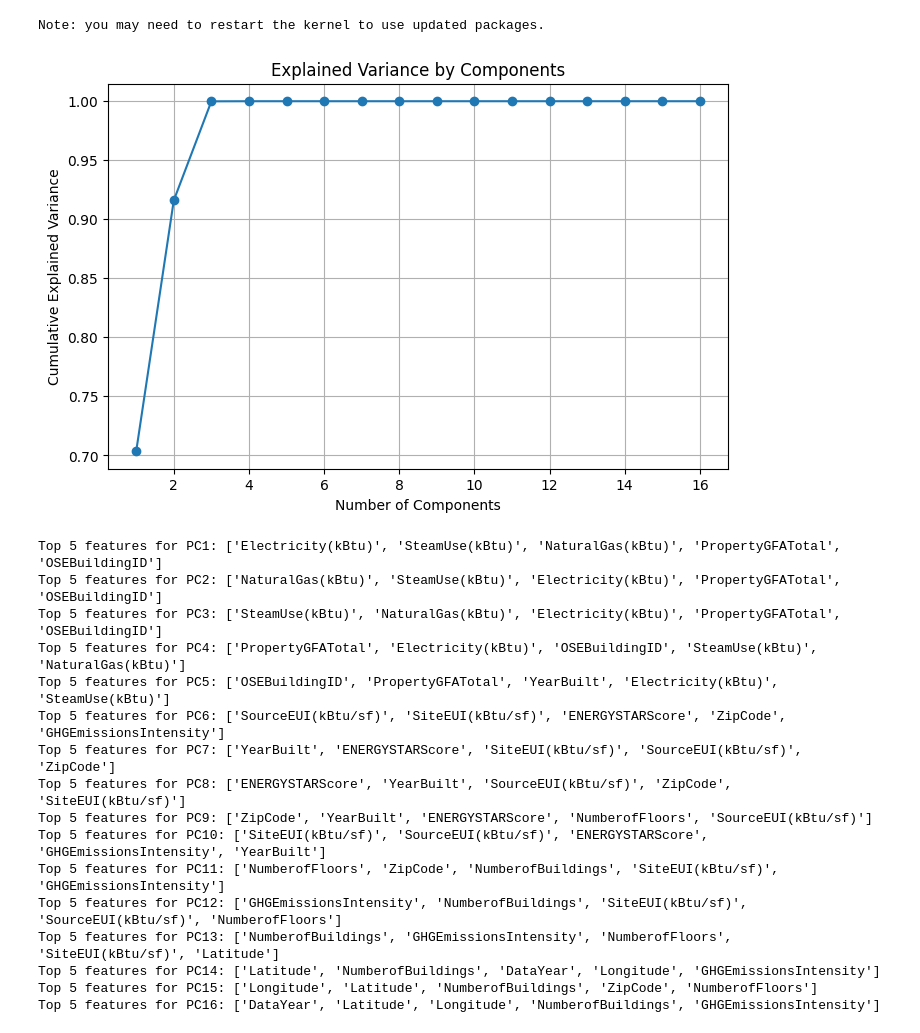
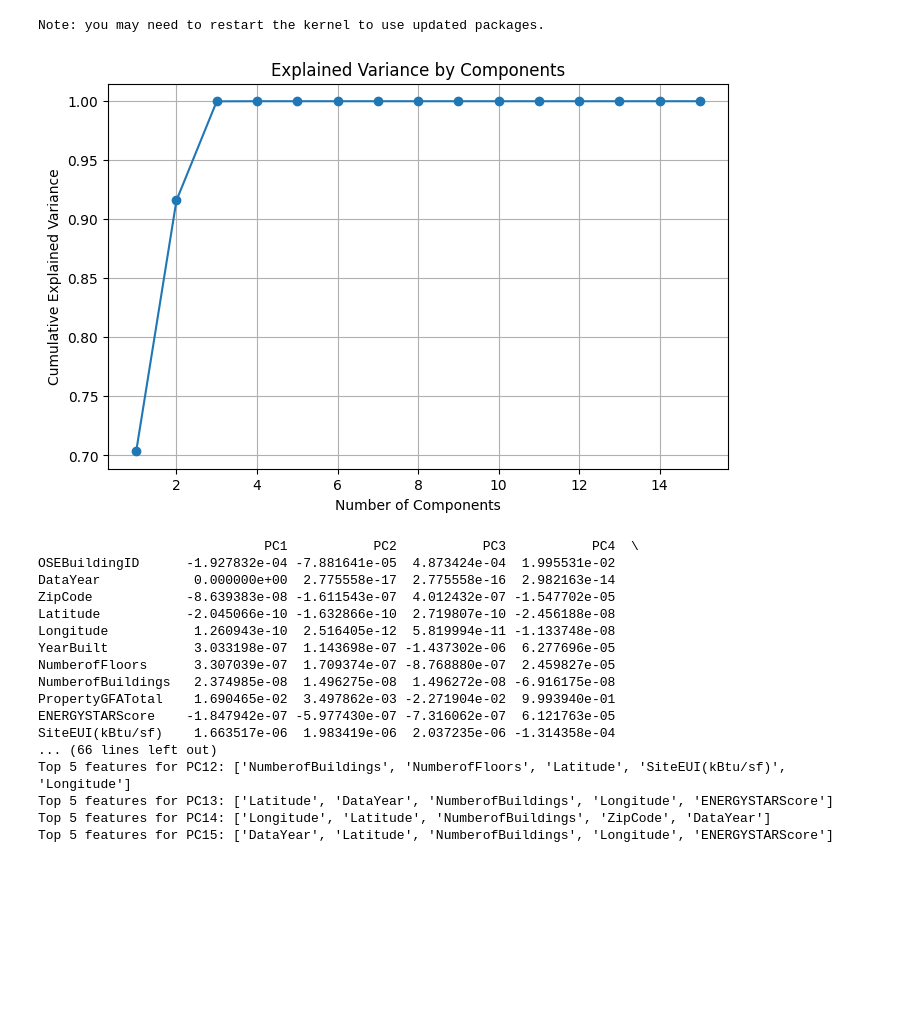
Before and after one commit to libbyqstephan/DATA422_Fall2024_Team5, a Jupyter notebook: Code/pca.ipynb, the cells around one changed output. Drawn from its saved outputs; the diff is of its cells as text; code cells hidden in the pictures; blank space fills up the shorter version.

Commit message:
Dropped GHGEmissionsIntensity

```diff
--- a/Code/pca.ipynb
+++ b/Code/pca.ipynb
@@ -11,50 +11,53 @@ from sklearn.decomposition import PCA
 import matplotlib.pyplot as plt
 # %%
 data = pd.read_csv('data/Seattle_Building_Data_Cleaned.csv')
-data = data.drop(columns=['BuildingName', 'BuildingType', 'Address', 'Neighborhood', 'EPAPropertyType', 'ComplianceStatus', 'ComplianceIssue'])
+data = data.drop(columns=['BuildingName', 'BuildingType', 'Address', 'Neighborhood', 'EPAPropertyType', 'ComplianceStatus', 'ComplianceIssue', 'GHGEmissionsIntensity'])
 data = data.dropna()
 pca = PCA()
 
 pca.fit(data)
 
 c_var = pca.explained_variance_ratio_.cumsum()
 
 plt.figure(figsize=(8, 5))
 plt.plot(range(1, len(c_var) + 1), c_var, marker='o')
 plt.xlabel('Number of Components')
 plt.ylabel('Cumulative Explained Variance')
 plt.title('Explained Variance by Components')
 plt.grid(True)
 plt.show()
 
 # Get the PCA components
 components = pca.components_
 
 # Create a DataFrame with component loadings
 loading_df = pd.DataFrame(
     components.T,
     index=data.columns,
     columns=[f'PC{i+1}' for i in range(components.shape[0])]
 )
 
+print(loading_df)
+
 for pc in loading_df.columns:
     top_features = loading_df[pc].abs().nlargest(5).index
     print(f'Top {5} features for {pc}: {list(top_features)}')
 # %% [output]
-[figure, old version]
+[figure, new version]
-Top 5 features for PC1: ['Electricity(kBtu)', 'SteamUse(kBtu)', 'NaturalGas(kBtu)', 'PropertyGFATotal', 'OSEBuildingID']
-Top 5 features for PC2: ['NaturalGas(kBtu)', 'SteamUse(kBtu)', 'Electricity(kBtu)', 'PropertyGFATotal', 'OSEBuildingID']
-Top 5 features for PC3: ['SteamUse(kBtu)', 'NaturalGas(kBtu)', 'Electricity(kBtu)', 'PropertyGFATotal', 'OSEBuildingID']
-Top 5 features for PC4: ['PropertyGFATotal', 'Electricity(kBtu)', 'OSEBuildingID', 'SteamUse(kBtu)', 'NaturalGas(kBtu)']
-Top 5 features for PC5: ['OSEBuildingID', 'PropertyGFATotal', 'YearBuilt', 'Electricity(kBtu)', 'SteamUse(kBtu)']
-Top 5 features for PC6: ['SourceEUI(kBtu/sf)', 'SiteEUI(kBtu/sf)', 'ENERGYSTARScore', 'ZipCode', 'GHGEmissionsIntensity']
-Top 5 features for PC7: ['YearBuilt', 'ENERGYSTARScore', 'SiteEUI(kBtu/sf)', 'SourceEUI(kBtu/sf)', 'ZipCode']
-Top 5 features for PC8: ['ENERGYSTARScore', 'YearBuilt', 'SourceEUI(kBtu/sf)', 'ZipCode', 'SiteEUI(kBtu/sf)']
-Top 5 features for PC9: ['ZipCode', 'YearBuilt', 'ENERGYSTARScore', 'NumberofFloors', 'SourceEUI(kBtu/sf)']
-Top 5 features for PC10: ['SiteEUI(kBtu/sf)', 'SourceEUI(kBtu/sf)', 'ENERGYSTARScore', 'GHGEmissionsIntensity', 'YearBuilt']
-Top 5 features for PC11: ['NumberofFloors', 'ZipCode', 'NumberofBuildings', 'SiteEUI(kBtu/sf)', 'GHGEmissionsIntensity']
-Top 5 features for PC12: ['GHGEmissionsIntensity', 'NumberofBuildings', 'SiteEUI(kBtu/sf)', 'SourceEUI(kBtu/sf)', 'NumberofFloors']
-Top 5 features for PC13: ['NumberofBuildings', 'GHGEmissionsIntensity', 'NumberofFloors', 'SiteEUI(kBtu/sf)', 'Latitude']
-Top 5 features for PC14: ['Latitude', 'NumberofBuildings', 'DataYear', 'Longitude', 'GHGEmissionsIntensity']
-Top 5 features for PC15: ['Longitude', 'Latitude', 'NumberofBuildings', 'ZipCode', 'NumberofFloors']
-Top 5 features for PC16: ['DataYear', 'Latitude', 'Longitude', 'NumberofBuildings', 'GHGEmissionsIntensity']
+                             PC1           PC2           PC3           PC4  \
+OSEBuildingID      -1.927832e-04 -7.881641e-05  4.873424e-04  1.995531e-02
+DataYear            0.000000e+00  2.775558e-17  2.775558e-16  2.982163e-14
+ZipCode            -8.639383e-08 -1.611543e-07  4.012432e-07 -1.547702e-05
+Latitude           -2.045066e-10 -1.632866e-10  2.719807e-10 -2.456188e-08
+Longitude           1.260943e-10  2.516405e-12  5.819994e-11 -1.133748e-08
+YearBuilt           3.033198e-07  1.143698e-07 -1.437302e-06  6.277696e-05
+NumberofFloors      3.307039e-07  1.709374e-07 -8.768880e-07  2.459827e-05
+NumberofBuildings   2.374985e-08  1.496275e-08  1.496272e-08 -6.916175e-08
+PropertyGFATotal    1.690465e-02  3.497862e-03 -2.271904e-02  9.993940e-01
+ENERGYSTARScore    -1.847942e-07 -5.977430e-07 -7.316062e-07  6.121763e-05
+SiteEUI(kBtu/sf)    1.663517e-06  1.983419e-06  2.037235e-06 -1.314358e-04
+... (66 lines left out)
+Top 5 features for PC12: ['NumberofBuildings', 'NumberofFloors', 'Latitude', 'SiteEUI(kBtu/sf)', 'Longitude']
+Top 5 features for PC13: ['Latitude', 'DataYear', 'NumberofBuildings', 'Longitude', 'ENERGYSTARScore']
+Top 5 features for PC14: ['Longitude', 'Latitude', 'NumberofBuildings', 'ZipCode', 'DataYear']
+Top 5 features for PC15: ['DataYear', 'Latitude', 'NumberofBuildings', 'Longitude', 'ENERGYSTARScore']
```
